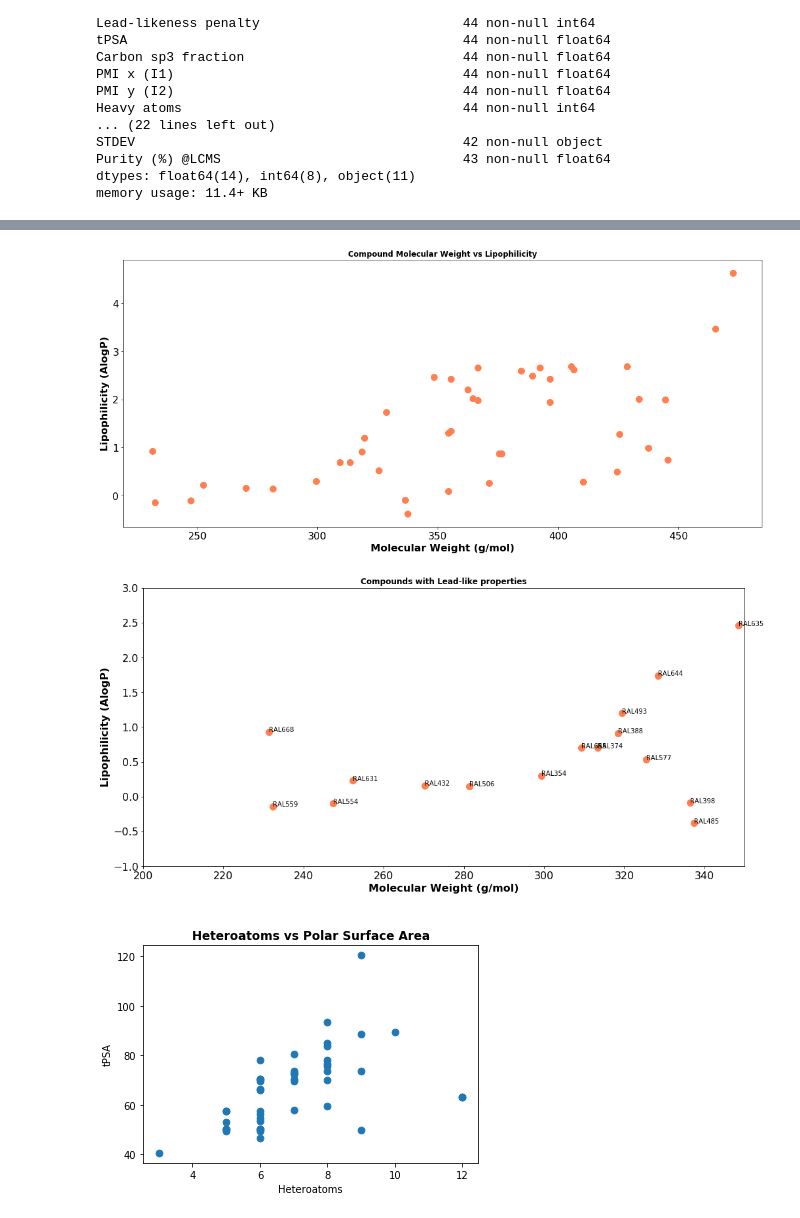
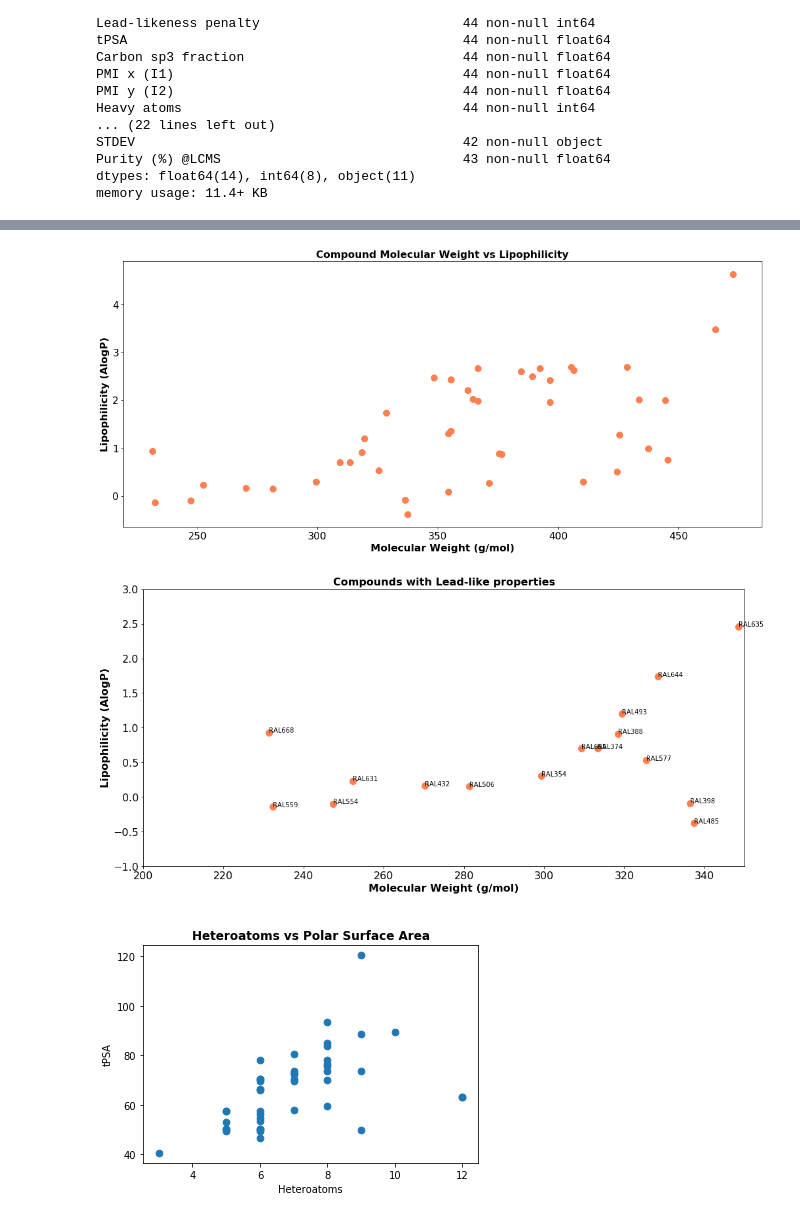
Before and after one commit to bobbytonylowe/PhD-Compound-Analysis, a Jupyter notebook: PhD analysis.ipynb, the cells around one changed output, grey strips where cells are left out. Drawn from its saved outputs; the diff is of its cells as text; code cells hidden in the pictures.

```diff
--- a/PhD analysis.ipynb
+++ b/PhD analysis.ipynb
@@ -61,23 +85,24 @@ memory usage: 11.4+ KB
 # %%
 #plot without legend and with correct figure size and wanted colours
 ax = df.plot(kind='scatter',x='Mw',y='AlogP',
               figsize=(15,7), color=['coral'], legend=False, s = 100);
 ax.set_alpha(0.8)
 #plot title, x, y
-plt.title('Compound Molecular Weight vs Lipophilicity', weight = 'bold')
+plt.title('Compound Molecular Weight vs Lipophilicity', weight = 'bold', fontsize=16)
 #ticks
 plt.xticks(rotation=0, fontsize=16)
 plt.yticks(fontsize=16)
 #labels
 plt.xlabel('Molecular Weight (g/mol)', weight = 'bold', fontsize=16)
 plt.ylabel('Lipophilicity (AlogP)', weight = 'bold', fontsize=16)
 #fade background
 ax.patch.set_facecolor('#FFFFFF')
 #tight layout
 plt.tight_layout()
+plt.savefig('MwvsAlogP.png', dpi=300)
 plt.show()
 # %% [output]
-[figure, old version]
+[figure, new version]
 # %%
 #plot lead-like compounds with supplier ID at each point
 y = df['AlogP']
@@ -94,7 +119,8 @@ for i, txt in enumerate(n):
 fig.set_size_inches(14, 7)
 
 #plot title, x, y
-plt.title('Compounds with Lead-like properties', weight = 'bold')
+plt.title('Compounds with Lead-like properties',
+          weight = 'bold', fontsize=16)
 
 #ticks
 plt.xticks(rotation=0, fontsize=16)
@@ -109,9 +135,10 @@ plt.xlim(200, 350)
 ax.patch.set_facecolor('#FFFFFF')
 #tight layout
 plt.tight_layout()
+plt.savefig('Lead-like.png', dpi=300)
 plt.show()
 # %% [output]
-[figure, old version]
+[figure, new version]
 # %%
 #creating a graph for all compounds relationship between hetroatoms and PSA
 df.plot(kind='scatter',x='Heteroatoms',y='tPSA', s = 45) # scatter plot
```
Also changed, not shown: parts of 20 cells of this notebook.
